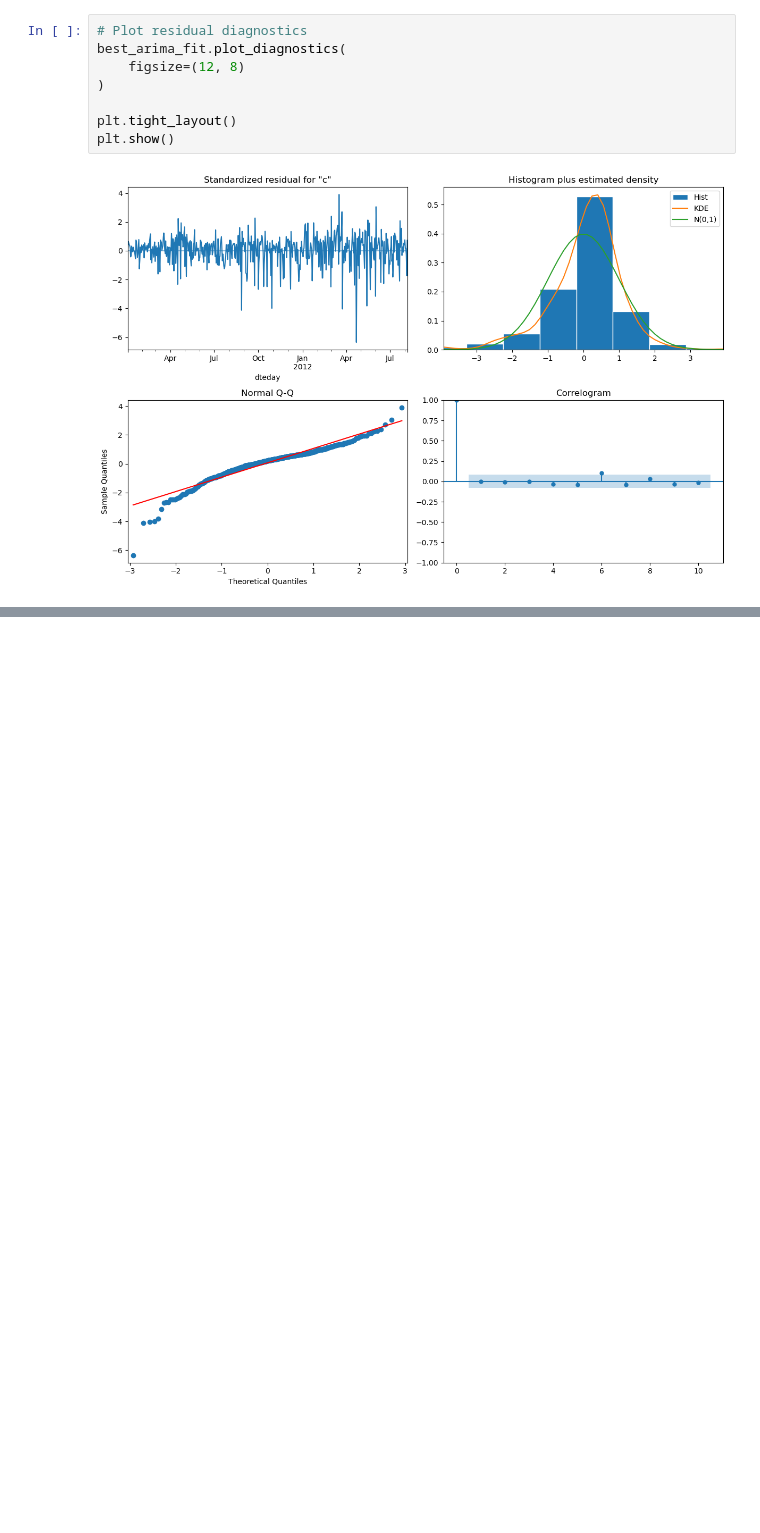
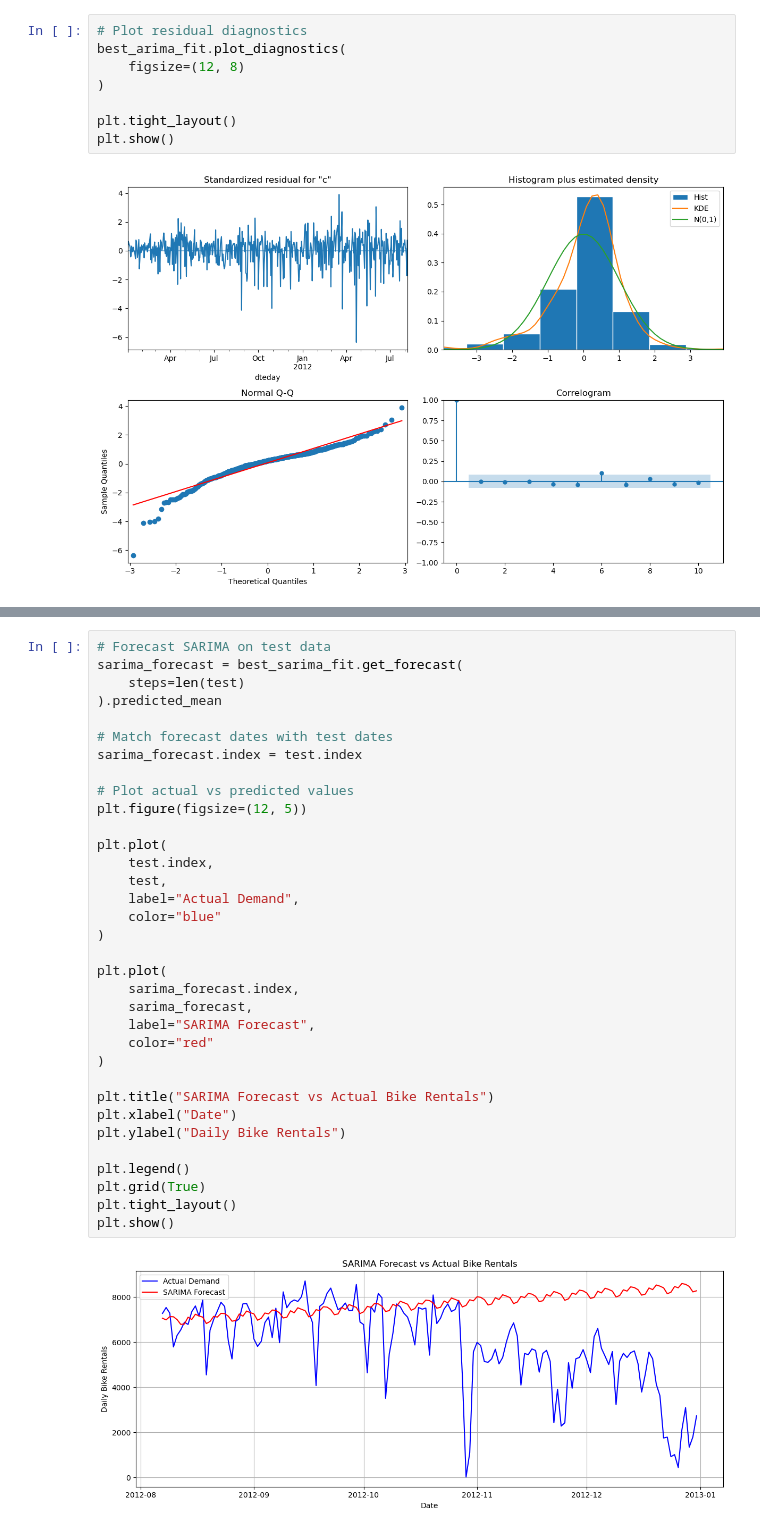
Before and after one commit to 2026059-rgb/CA1-2026059, a Jupyter notebook: notebooks/Khishigjargal_Burmaa_ca1-machine_learning_for_business.ipynb, the cells around one changed output, grey strips where cells are left out. Saved outputs shown, nothing was run; the diff lists cells and outputs as text; blank space fills up the shorter version.

```diff
--- a/notebooks/Khishigjargal_Burmaa_ca1-machine_learning_for_business.ipynb
+++ b/notebooks/Khishigjargal_Burmaa_ca1-machine_learning_for_business.ipynb
@@ -887,0 +1356,36 @@ plt.show()
+# %%
+# Forecast SARIMA on test data
+sarima_forecast = best_sarima_fit.get_forecast(
+    steps=len(test)
+).predicted_mean
+
+# Match forecast dates with test dates
+sarima_forecast.index = test.index
+
+# Plot actual vs predicted values
+plt.figure(figsize=(12, 5))
+
+plt.plot(
+    test.index,
+    test,
+    label="Actual Demand",
+    color="blue"
+)
+
+plt.plot(
+    sarima_forecast.index,
+    sarima_forecast,
+    label="SARIMA Forecast",
+    color="red"
+)
+
+plt.title("SARIMA Forecast vs Actual Bike Rentals")
+plt.xlabel("Date")
+plt.ylabel("Daily Bike Rentals")
+
+plt.legend()
+plt.grid(True)
+plt.tight_layout()
+plt.show()
+# %% [output]
+[figure, added]
```
Also changed, not shown: parts of 33 cells of this notebook.
